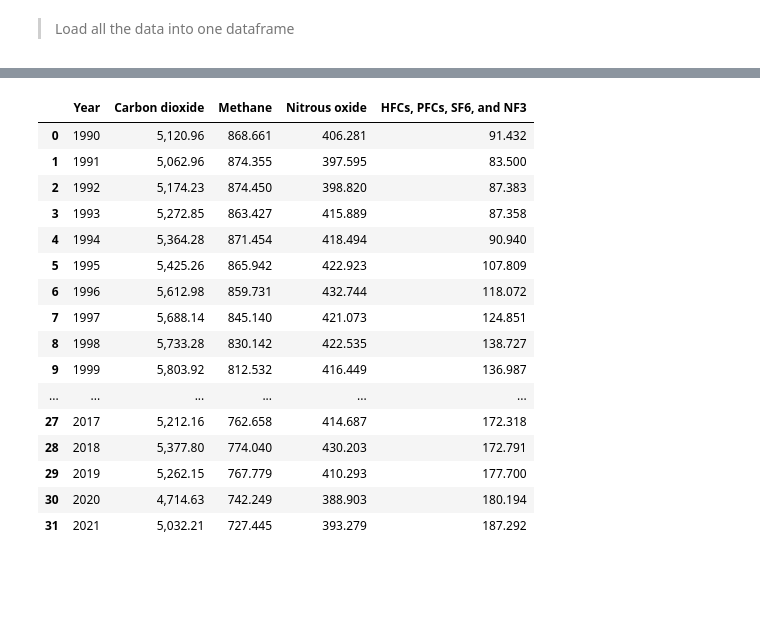
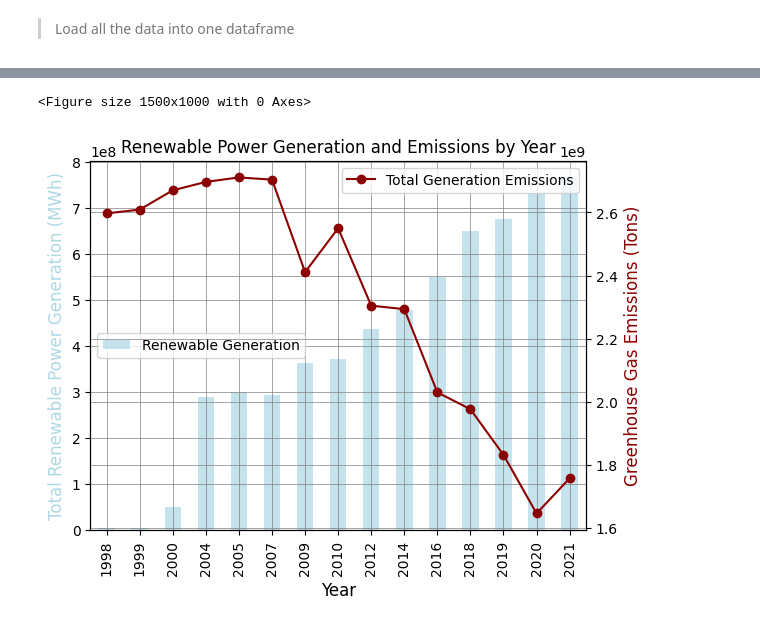
Before and after one commit to MIDS-at-Duke/uds-2024-flamingo, a Jupyter notebook: eda/rmr_62.ipynb, the cells around one changed output, grey strips where cells are left out. Drawn from its saved outputs; the diff is of its cells as text; code cells hidden in the pictures; blank space fills up the shorter version.

```diff
--- a/eda/rmr_62.ipynb
+++ b/eda/rmr_62.ipynb
@@ -15,9 +15,15 @@ for file in egrid_files:
     year = match.group()
 
     df = pd.read_excel(file, sheet_name=f"PLNT{year[-2]}{year[-1]}", skiprows=1)
+    print("Getting Electricity Grid Data From: ", year)
     df["Year"] = year
+
+    # Rename the columns to match the other dataframes
+    df = df.rename(columns={"PLPRIMFL": "PLPRMFL"})
 
     egrid_df = pd.concat([egrid_df, df])
 
 del df  # Clean up
-egrid_df.loc[:, 'AverageCap'] = egrid_df['NAMECAP'] * egrid_df['CAPFAC']
+
+# Create a new DataFrame with the additional column
+egrid_df = egrid_df.assign(AverageCap=egrid_df["NAMEPCAP"] * egrid_df["CAPFAC"])
@@ -40,9 +61,9 @@ egrid_df.loc[:, 'AverageCap'] = egrid_df['NAMECAP'] * egrid_df['CAPFAC']
 # %%
+# Keep only the columns we need
 egrid_df = egrid_df[
     [
         "PNAME",
         "PLPRMFL",
-        "AverageCap",
         "PLNGENAN",
         "PLNOXAN",
         "PLSO2AN",
@@ -51,12 +72,18 @@ egrid_df = egrid_df[
     ]
 ]
 
+# Calculatin total emissions
 c = "TotEm"
 c2 = "PLNOXAN"
 egrid_df.loc[:, c] = egrid_df[c2] + egrid_df["PLSO2AN"] + egrid_df["PLCO2AN"]
 # %%
+# Keep only the renewable fuels
 renewable_fuels = ["WAT", "WND", "SUN", "GEO", "HYD", "BIO", "LFG", "OBG", "BG"]
 egrid_df_renewable = egrid_df[egrid_df["PLPRMFL"].isin(renewable_fuels)]
 
-cols = ["AverageCap", "PLNGENAN", "PLNOXAN", "PLSO2AN", "PLCO2AN", "TotEm"]
+# Group by year and sum the emissions for the renewable fuels
+cols = ["PLNGENAN", "PLNOXAN", "PLSO2AN", "PLCO2AN", "TotEm"]
 egrid_df_renewable_by_year = egrid_df_renewable.groupby("Year")[cols].sum()
+
+# Group by year and sum the emissions for all fuels
+egrid_by_year = egrid_df.groupby("Year")[cols].sum()
@@ -82,20 +89,0 @@ emissions_df = pd.read_csv("../data/rmr_62/emissions_data/emissions_epa.csv")
-# %%
-emissions_df
-# %% [output]
-|  | Year | Carbon dioxide | Methane | Nitrous oxide | HFCs, PFCs, SF6, and NF3 |
-| 0 | 1990 | 5,120.96 | 868.661 | 406.281 | 91.432 |
-| 1 | 1991 | 5,062.96 | 874.355 | 397.595 | 83.500 |
-| 2 | 1992 | 5,174.23 | 874.450 | 398.820 | 87.383 |
-| 3 | 1993 | 5,272.85 | 863.427 | 415.889 | 87.358 |
-| 4 | 1994 | 5,364.28 | 871.454 | 418.494 | 90.940 |
-| 5 | 1995 | 5,425.26 | 865.942 | 422.923 | 107.809 |
-| 6 | 1996 | 5,612.98 | 859.731 | 432.744 | 118.072 |
-| 7 | 1997 | 5,688.14 | 845.140 | 421.073 | 124.851 |
-| 8 | 1998 | 5,733.28 | 830.142 | 422.535 | 138.727 |
-| 9 | 1999 | 5,803.92 | 812.532 | 416.449 | 136.987 |
-| ... | ... | ... | ... | ... | ... |
-| 27 | 2017 | 5,212.16 | 762.658 | 414.687 | 172.318 |
-| 28 | 2018 | 5,377.80 | 774.040 | 430.203 | 172.791 |
-| 29 | 2019 | 5,262.15 | 767.779 | 410.293 | 177.700 |
-| 30 | 2020 | 4,714.63 | 742.249 | 388.903 | 180.194 |
-| 31 | 2021 | 5,032.21 | 727.445 | 393.279 | 187.292 |
@@ -101,0 +112,41 @@ emissions_df
+# %%
+import matplotlib.pyplot as plt
+
+# Create a larger figure
+plt.figure(figsize=(15, 10))
+
+# Plot total renewable generation by year as a bar plot
+ax = egrid_df_renewable_by_year.plot(
+    kind="bar", y="PLNGENAN", color="lightblue", alpha=0.7
+)
+
+
+# Plot total emissions by year as a line plot on a secondary y-axis
+ax2 = egrid_by_year.plot(
+    kind="line", y="TotEm", secondary_y=True, ax=ax, color="darkred", marker="o"
+)
+
+# Add gridlines
+ax.grid(True, which="both", color="gray", linewidth=0.5)
+ax2.grid(True, which="both", color="gray", linewidth=0.5)
+
+# Add a title and labels
+plt.title("Renewable Power Generation and Emissions by Year", fontsize=12)
+ax.set_ylabel("Total Renewable Power Generation (MWh)", fontsize=12, color="lightblue")
+ax2.set_ylabel("Greenhouse Gas Emissions (Tons)", fontsize=12, color="darkred")
+ax.set_xlabel("Year", fontsize=12)
+
+# Add a legend
+ax.legend(["Renewable Generation"], loc="center left")
+ax2.legend(["Total Generation Emissions"], loc="upper right")
+
+
+# set x-axis labels
+ax.set_xticks(range(len(egrid_df_renewable_by_year)))
+ax.set_xticklabels(egrid_df_renewable_by_year.index, rotation=90)
+
+# Show the plot
+plt.show()
+# %% [output]
+<Figure size 1500x1000 with 0 Axes>
+[figure, added]
```
Also changed, not shown: parts of 8 cells of this notebook.
